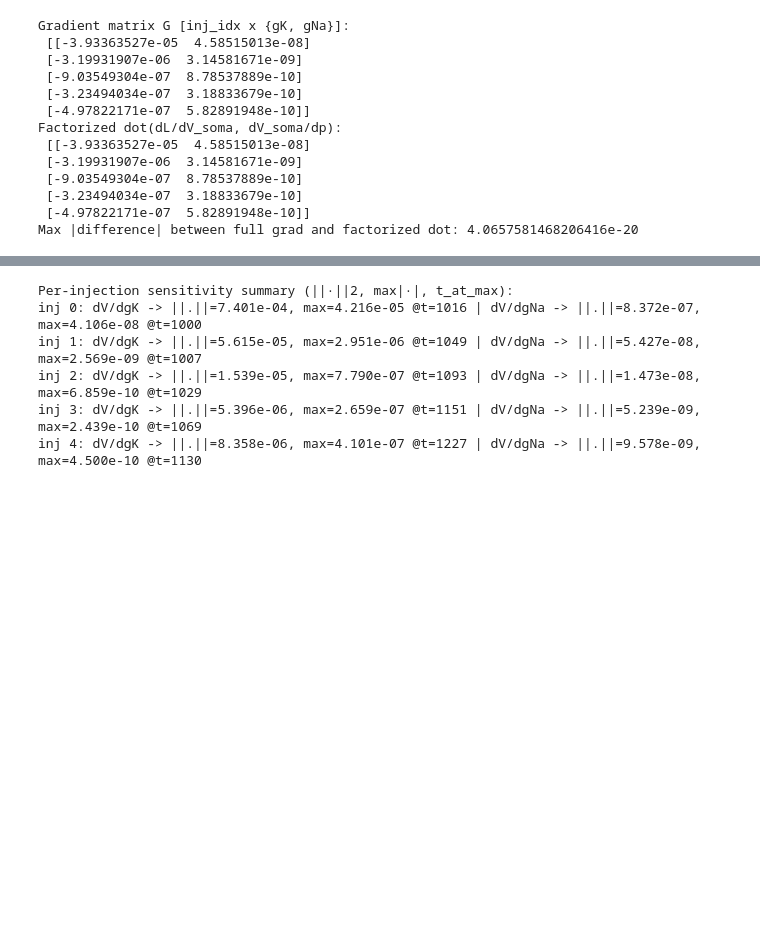
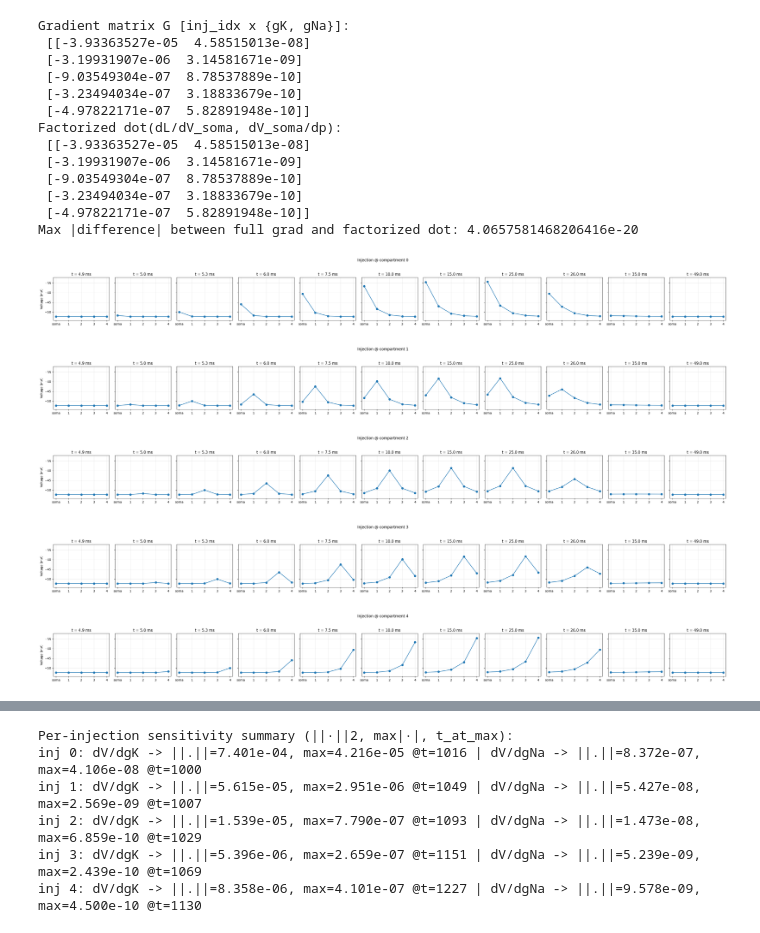
Before and after one commit to itzelts/jaxneuro, a Jupyter notebook: notebooks/003_multicomp.ipynb, the cells around one changed output, grey strips where cells are left out. Drawn from its saved outputs; the diff is of its cells as text; code cells hidden in the pictures; blank space fills up the shorter version.

```diff
--- a/notebooks/003_multicomp.ipynb
+++ b/notebooks/003_multicomp.ipynb
@@ -678,0 +687,44 @@ Max |difference| between full grad and factorized dot: 4.0657581468206416e-20
+# %%
+def plot_all_injections(volts_by_inj, times, dt, comp_labels=None, ylim=None):
+    """
+    volts_by_inj: list of length 5; each element V_i has shape (T, C)
+    times: list of snapshot times (ms)
+    """
+    for i, V_i in enumerate(volts_by_inj):
+        plot_voltage_profiles_across_time(
+            V_i, times, dt,
+            title=f"Injection @ compartment {i}",
+            comp_labels=comp_labels, ylim=ylim
+        )
+# %%
+# 1) Build the per-injection voltage arrays (T, 5)
+import numpy as np
+
+with jax.disable_jit():  # plotting wants concrete arrays; optional but handy
+    volts_by_inj = [np.asarray(model.simulate(phys_learner, I_i, dt=dt))
+                    for I_i in inj_currents]
+    # if you prefer the “true” params, swap phys_learner -> phys_true
+
+# 2) Choose snapshot times (same units as your dt, i.e., ms here)
+times = [4.9, 5.05, 5.30, 6.0, 7.5, 10.0, 15.0, 25.0, 26.0, 35.0, 49.0]
+
+# 3) Labels and a shared y-axis range (optional but nice for comparisons)
+comp_labels = ["soma", "1", "2", "3", "4"]
+vmin = min(float(np.min(V)) for V in volts_by_inj)
+vmax = max(float(np.max(V)) for V in volts_by_inj)
+ylim = (vmin - 2.0, vmax + 2.0)
+
+# 4) Call the helper to draw a row of panels per injection site
+plot_all_injections(
+    volts_by_inj,
+    times,
+    dt,
+    comp_labels=comp_labels,
+    ylim=ylim
+)
+# %% [output]
+[figure, added]
+[figure, added]
+[figure, added]
+[figure, added]
+[figure, added]
```
Also changed, not shown: parts of 13 cells of this notebook.
